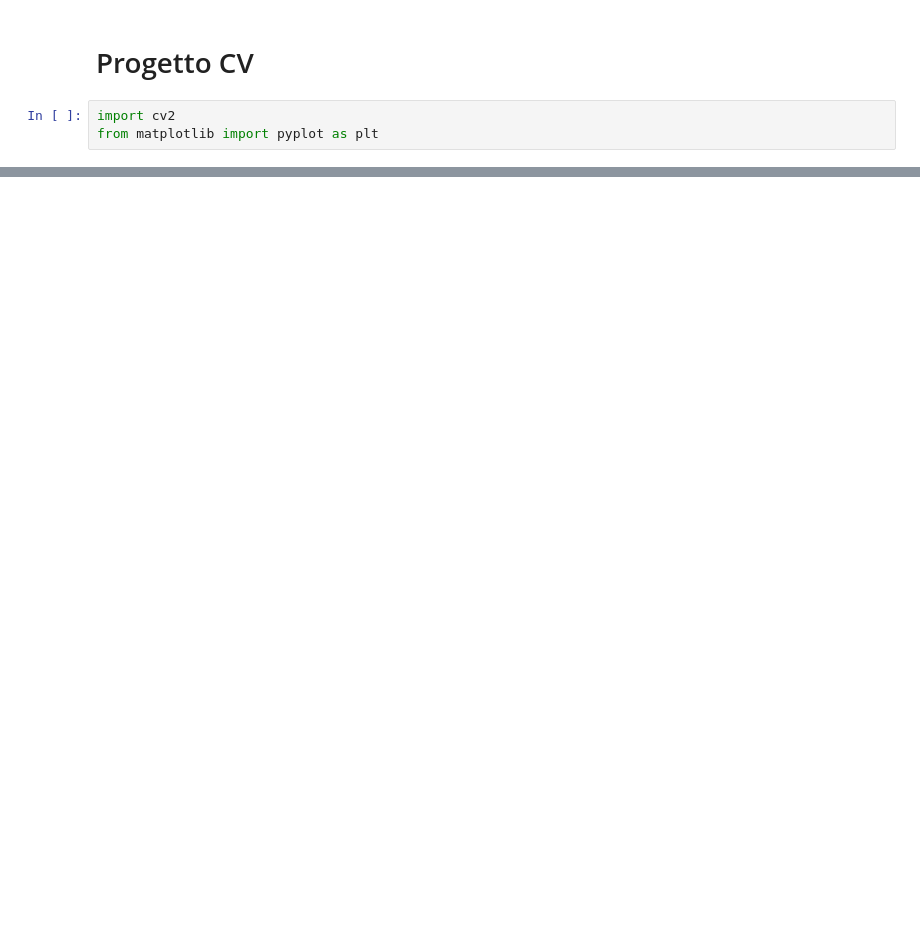
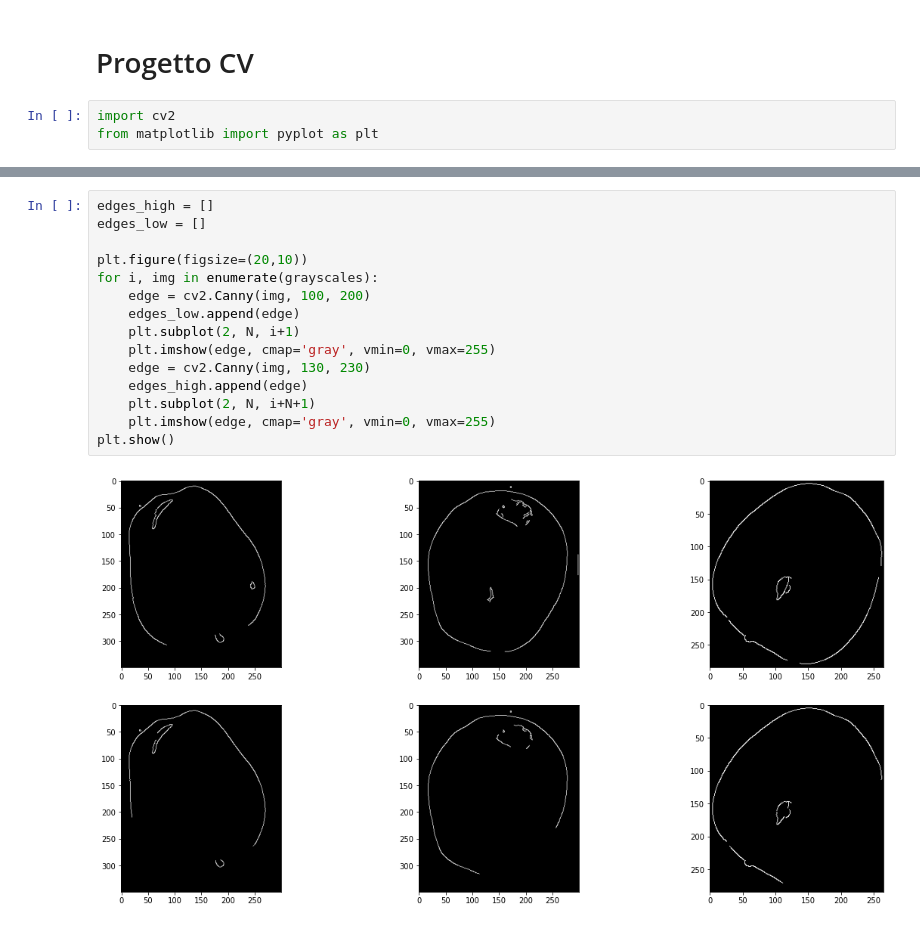
Before and after one commit to valentinaboriano/Computer-Vision, a Jupyter notebook: fruit-inspection.ipynb, the cells around one changed output, grey strips where cells are left out. Drawn from its saved outputs; the diff is of its cells as text; blank space fills up the shorter version.

```diff
--- a/fruit-inspection.ipynb
+++ b/fruit-inspection.ipynb
@@ -27,0 +58,17 @@ plt.show()
+# %%
+edges_high = []
+edges_low = []
+
+plt.figure(figsize=(20,10))
+for i, img in enumerate(grayscales):
+    edge = cv2.Canny(img, 100, 200)
+    edges_low.append(edge)
+    plt.subplot(2, N, i+1)
+    plt.imshow(edge, cmap='gray', vmin=0, vmax=255)
+    edge = cv2.Canny(img, 130, 230)
+    edges_high.append(edge)
+    plt.subplot(2, N, i+N+1)
+    plt.imshow(edge, cmap='gray', vmin=0, vmax=255)
+plt.show()
+# %% [output]
+[figure, added]
```
Also changed, not shown: parts of 8 cells of this notebook.
